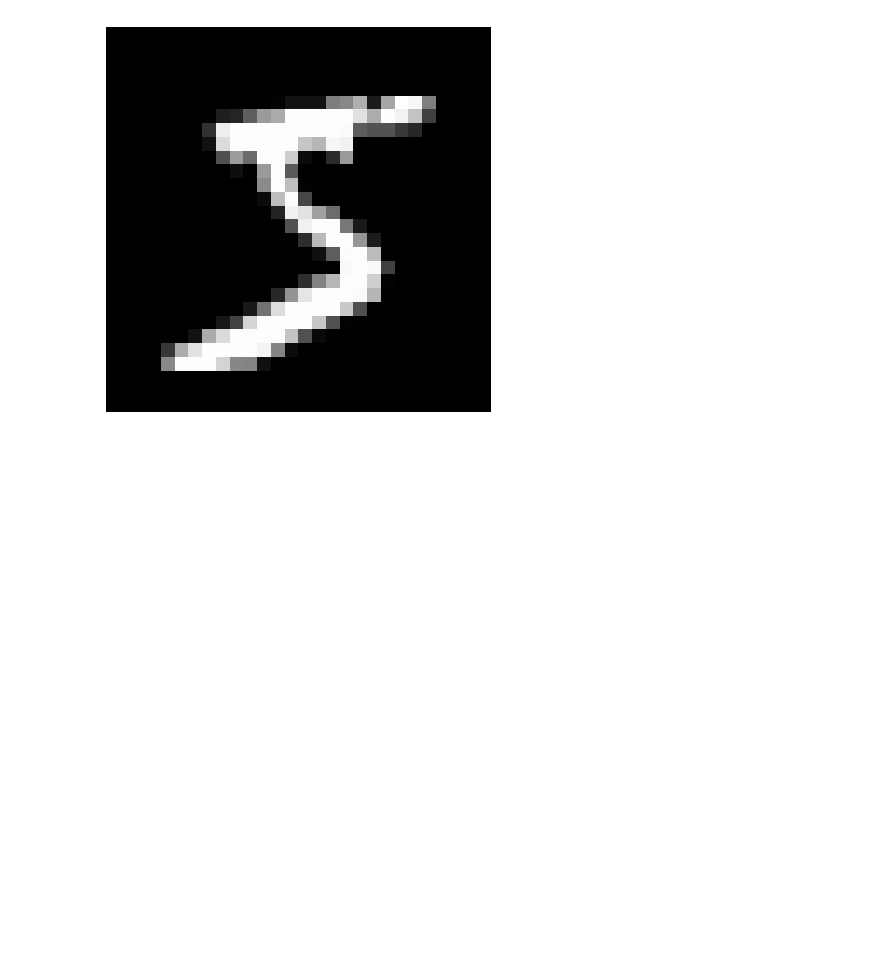
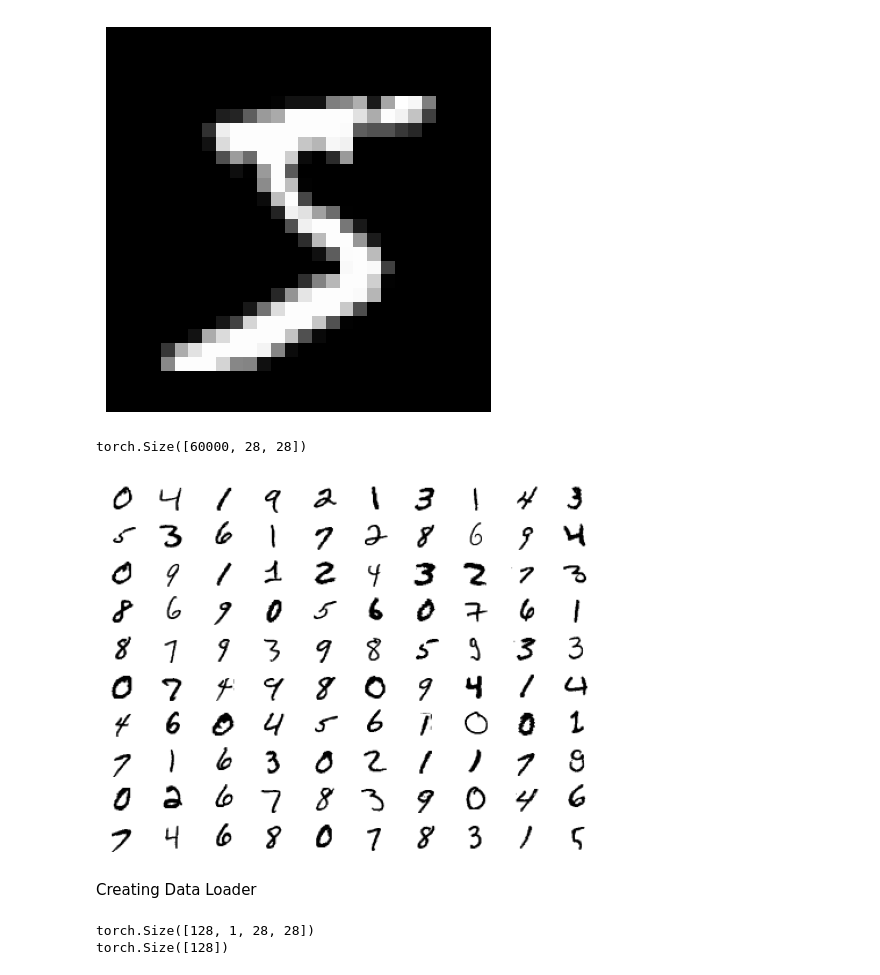
Before and after one commit to AyushPorwal247/MNIST-classification-using-pytorch, a Jupyter notebook: MNIST_classifier.ipynb, the cells around one changed output. Cells and saved outputs as stored; diff of their text form; code cells hidden in the pictures; blank space fills up the shorter version.

Commit message:
Created dataloader and plotted a batch

```diff
--- a/MNIST_classifier.ipynb
+++ b/MNIST_classifier.ipynb
@@ -46,3 +44,20 @@ image = trainset.data[0].numpy()
 imgshow(image)
 # %% [output]
 [figure]
+# %%
+trainset.data.shape
+# %% [output]
+torch.Size([60000, 28, 28])
+# %%
+#Plotting starting 100 images
+number_of_images = 100
+plt.figure()
+
+for index in range(1, number_of_images + 1):
+  plt.subplot(10, 10, index)
+  plt.axis(False)
+  plt.imshow(trainset.data[index], cmap = 'gray_r')
+# %% [output]
+[figure, added]
+# %% [markdown]
+Creating Data Loader
@@ -48,0 +74,10 @@ imgshow(image)
+# %%
+#Iterator for dataloader
+dataiter = iter(trainloader)
+images, labels = next(dataiter)
+
+print(images.shape)
+print(labels.shape)
+# %% [output]
+torch.Size([128, 1, 28, 28])
+torch.Size([128])
```
Also changed, not shown: parts of 3 cells of this notebook.
